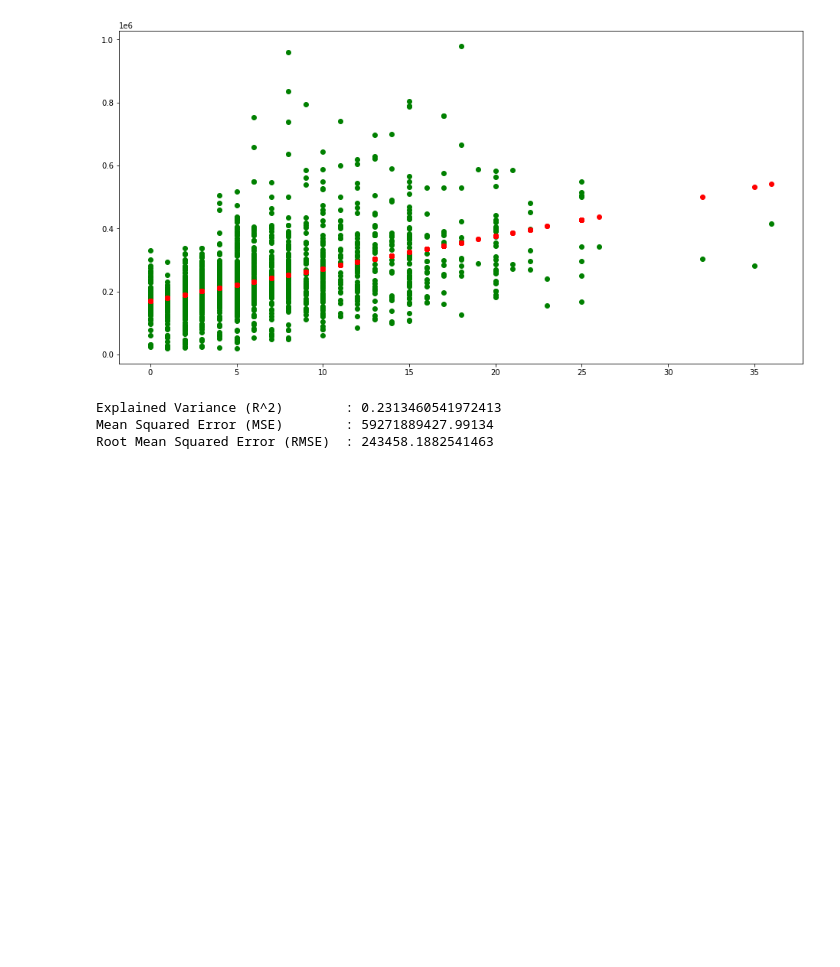
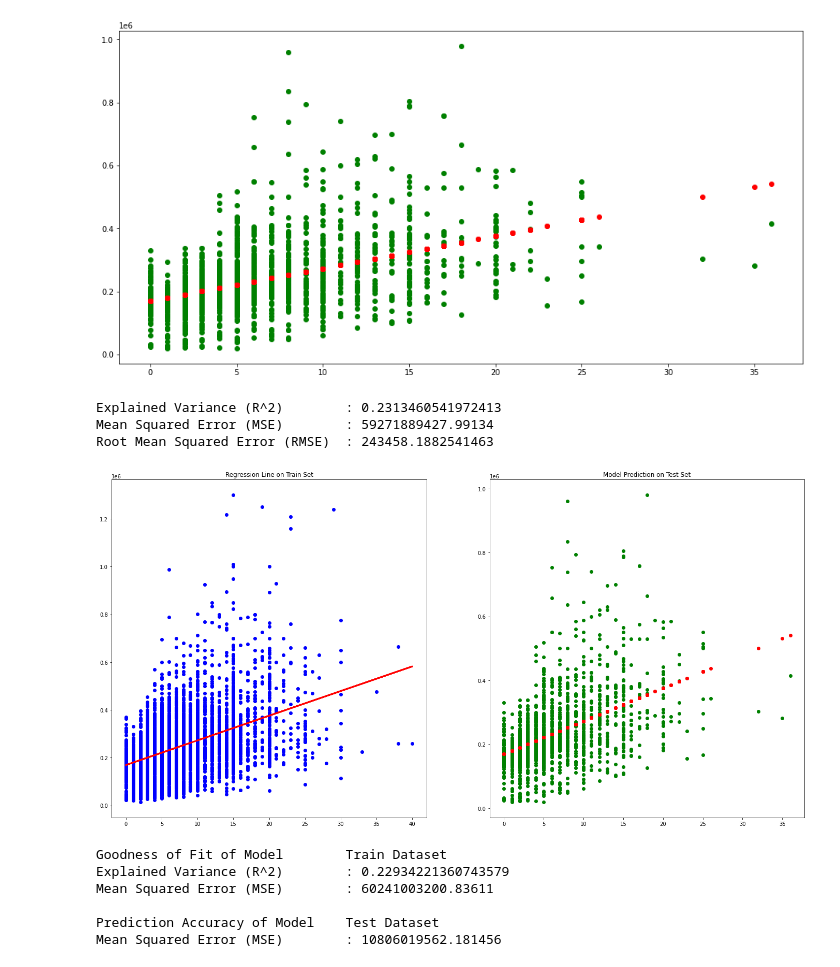
Before and after one commit to CarrotHands/miniprog, a Jupyter notebook: cheeyong.ipynb, the cells around one changed output. Saved outputs shown, nothing was run; the diff lists cells and outputs as text; code cells hidden in the pictures; blank space fills up the shorter version.

Commit message:
predict3cy

```diff
--- a/cheeyong.ipynb
+++ b/cheeyong.ipynb
@@ -395,3 +395,36 @@ print("Root Mean Squared Error (RMSE) \t:", np.sqrt(mse))
 Explained Variance (R^2)        : 0.2313460541972413
 Mean Squared Error (MSE)        : 59271889427.99134
 Root Mean Squared Error (RMSE)  : 243458.1882541463
+# %%
+# Predict Response corresponding to Predictors
+yoc_train_pred = linregYOE.predict(yoe_train)
+yoc_test_pred = linregYOE.predict(yoe_test)
+
+# Plot the Predictions vs the True values
+f, axes = plt.subplots(1, 2, figsize=(24, 12))
+axes[0].scatter(yoe_train, yoc_train, color = "blue")
+axes[0].plot(regLineX, regLineY, 'r-', linewidth = 3)
+axes[0].set_title("Regression Line on Train Set")
+axes[1].scatter(yoe_test, yoc_test, color = "green")
+axes[1].scatter(yoe_test, yoc_test_pred, color = "red")
+axes[1].set_title("Model Prediction on Test Set")
+plt.show()
+
+# Check the Goodness of Fit (on Train Data)
+print("Goodness of Fit of Model \tTrain Dataset")
+print("Explained Variance (R^2) \t:", linregYOE.score(yoe_train, yoc_train))
+print("Mean Squared Error (MSE) \t:", mean_squared_error(yoe_train, yoc_train_pred))
+print()
+
+# Check the Goodness of Fit (on Test Data)
+print("Prediction Accuracy of Model \tTest Dataset")
+print("Mean Squared Error (MSE) \t:", mean_squared_error(yoc_test, yoc_test_pred))
+print()
+# %% [output]
+[figure, added]
+Goodness of Fit of Model        Train Dataset
+Explained Variance (R^2)        : 0.22934221360743579
+Mean Squared Error (MSE)        : 60241003200.83611
+
+Prediction Accuracy of Model    Test Dataset
+Mean Squared Error (MSE)        : 10806019562.181456
```
Also changed, not shown: parts of 3 cells of this notebook.
